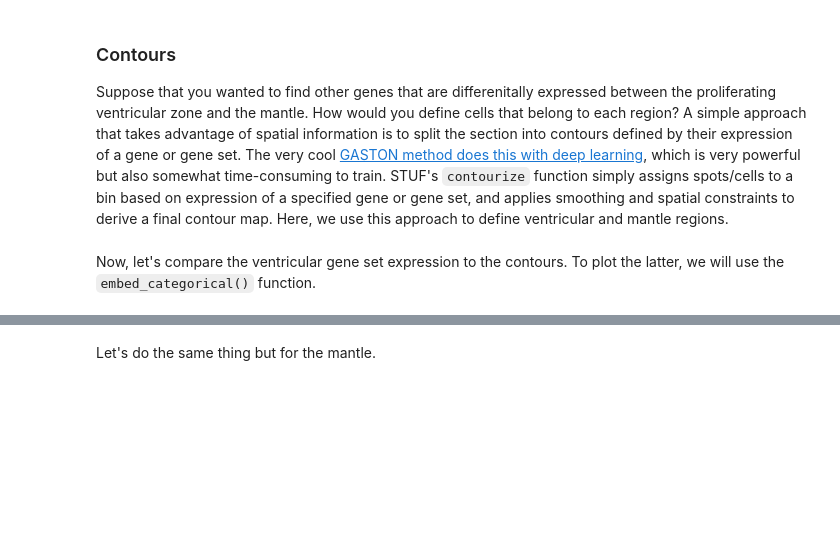
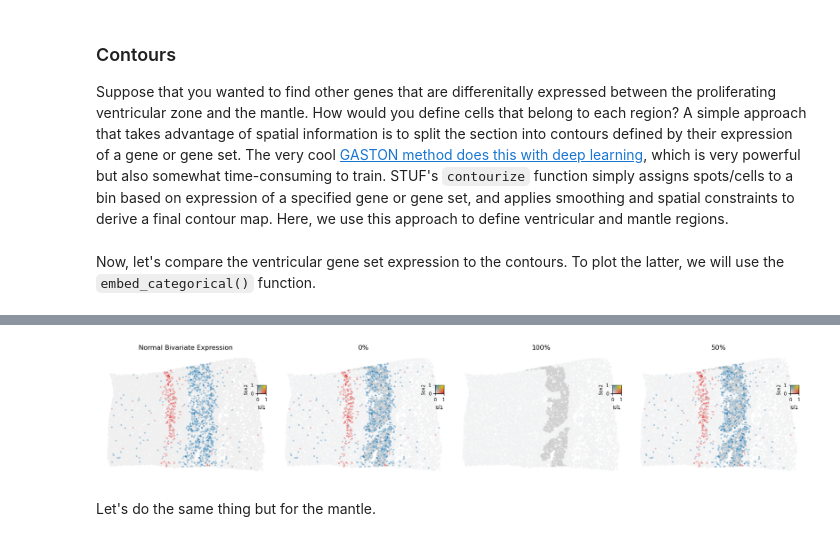
Before and after one commit to CahanLab/STUF, a Jupyter notebook: docs/notebooks/quickstart.ipynb, the cells around one changed output, grey strips where cells are left out. Drawn from its saved outputs; the diff is of its cells as text; code cells hidden in the pictures; blank space fills up the shorter version.

```diff
--- a/docs/notebooks/quickstart.ipynb
+++ b/docs/notebooks/quickstart.ipynb
@@ -203,0 +238,65 @@ Text(0.5, 1.0, 'Contours of ventricular zone')
+# %%
+fig, axes = plt.subplots(1, 4, figsize=(18, 6))
+
+palette={'Ventricular': '#c7c7c7',
+        'Other': '#f0f1f2'}
+
+genes1=['Isl1']
+genes2=['Sox2']
+
+
+uf.pl.embed_categorical(ad3, category_key='ventricular_outline', palette=palette, embedding_key='X_spatial', scatter_kwargs={'s': 10}, show_legend=False, ax=axes[0],)
+uf.pl.embed_bivariate_genes(
+    ad3,
+    genes1=genes1,
+    genes2=genes2,
+    scatter_kwargs={'s':10},
+    list_genes = False,
+    transparent_below = None,
+    ax=axes[0],
+)
+
+uf.pl.embed_categorical(ad3, category_key='ventricular_outline', palette=palette, embedding_key='X_spatial', scatter_kwargs={'s': 10}, show_legend=False, ax=axes[1],)
+uf.pl.embed_bivariate_genes(
+    ad3,
+    genes1=genes1,
+    genes2=genes2,
+    scatter_kwargs={'s':10},
+    list_genes = False,
+    transparent_below = 0,
+    ax=axes[1],
+)
+
+
+uf.pl.embed_categorical(ad3, category_key='ventricular_outline', palette=palette, embedding_key='X_spatial', scatter_kwargs={'s': 10}, show_legend=False, ax=axes[2],)
+uf.pl.embed_bivariate_genes(
+    ad3,
+    genes1=genes1,
+    genes2=genes2,
+    scatter_kwargs={'s':10},
+    transparent_below = 100,
+    list_genes = False,
+    ax=axes[2],
+)
+
+uf.pl.embed_categorical(ad3, category_key='ventricular_outline', palette=palette, embedding_key='X_spatial', scatter_kwargs={'s': 10}, show_legend=False, ax=axes[3],)
+uf.pl.embed_bivariate_genes(
+    ad3,
+    genes1=genes1,
+    genes2=genes2,
+    scatter_kwargs={'s':10},
+    transparent_below = 50,
+    list_genes = False,
+    ax=axes[3],
+)
+
+
+axes[0].set_title('Normal Bivariate Expression')
+axes[1].set_title('0%')
+axes[2].set_title('100%')
+axes[3].set_title('50%')
+
+plt.tight_layout()
+plt.show()
+# %% [output]
+[figure, added]
```
Also changed, not shown: parts of 14 cells of this notebook.
